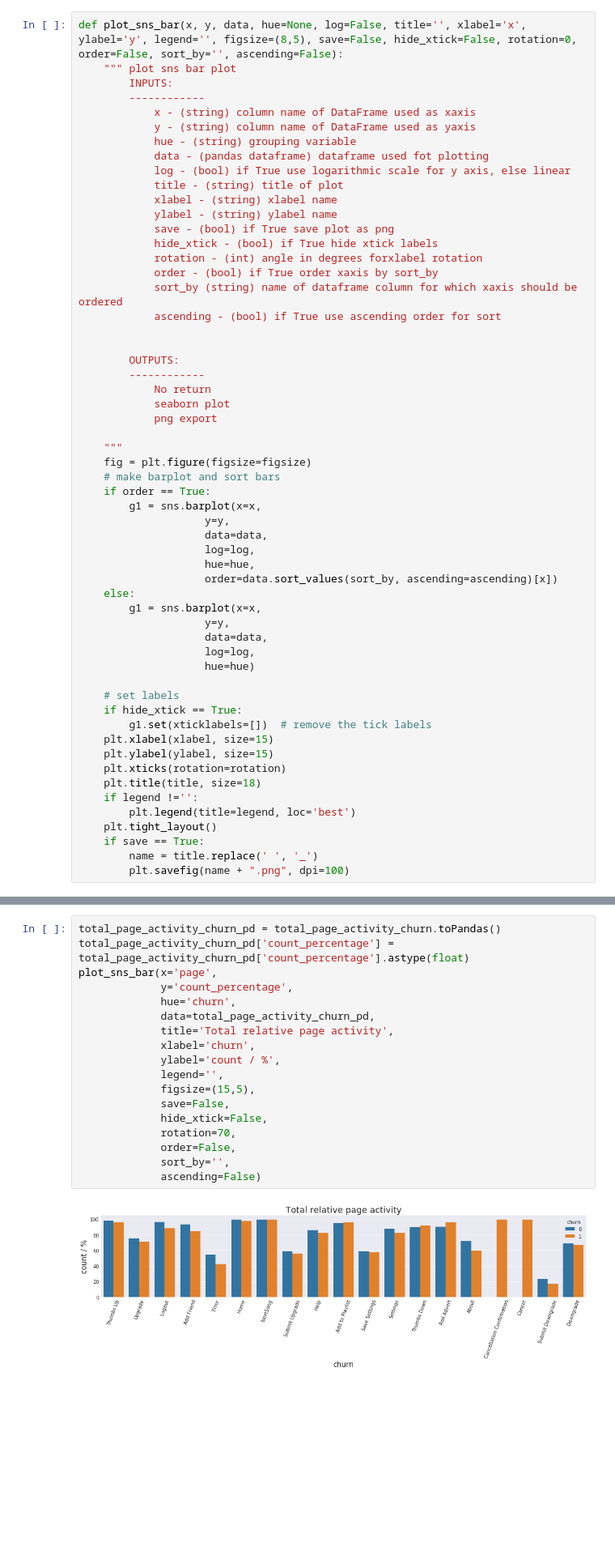
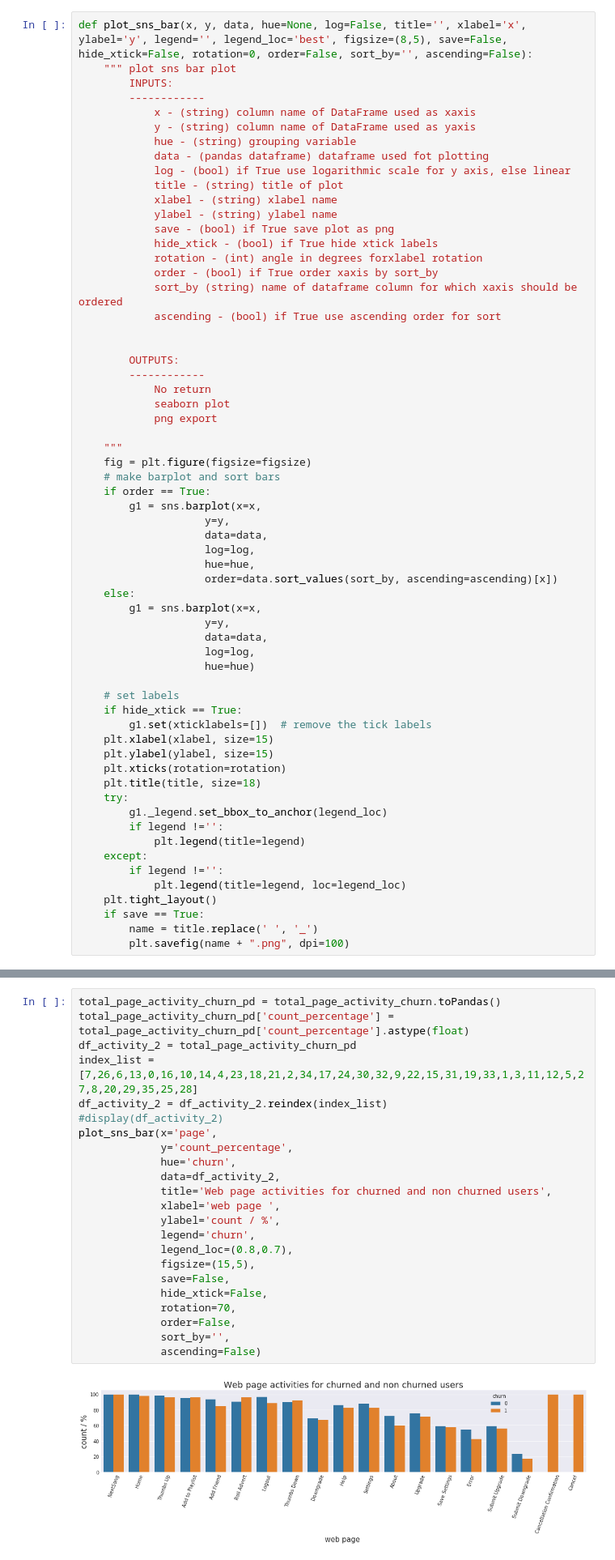
Before and after one commit to ddhartma/Sparkify-Project, a Jupyter notebook: Sparkify.ipynb, the cells around one changed output, grey strips where cells are left out. Shown at 81% size. Cells and saved outputs as stored; diff of their text form; blank space fills up the shorter version.

```diff
--- a/Sparkify.ipynb
+++ b/Sparkify.ipynb
@@ -130,7 +130,7 @@ get_seconds = udf(lambda x: x / 1000.0)
 # Convert epoch time in milliseconds to days
 get_days = udf(lambda x: x / (1000.0 * 3600 * 24))
 # %%
-def plot_sns_bar(x, y, data, hue=None, log=False, title='', xlabel='x', ylabel='y', legend='', figsize=(8,5), save=False, hide_xtick=False, rotation=0, order=False, sort_by='', ascending=False):
+def plot_sns_bar(x, y, data, hue=None, log=False, title='', xlabel='x', ylabel='y', legend='', legend_loc='best', figsize=(8,5), save=False, hide_xtick=False, rotation=0, order=False, sort_by='', ascending=False):
     """ plot sns bar plot
         INPUTS:
         ------------
@@ -180,8 +180,13 @@ def plot_sns_bar(x, y, data, hue=None, log=False, title='', xlabel='x', ylabel='
     plt.ylabel(ylabel, size=15)
     plt.xticks(rotation=rotation)
     plt.title(title, size=18)
-    if legend !='':
-        plt.legend(title=legend, loc='best')
+    try:
+        g1._legend.set_bbox_to_anchor(legend_loc)
+        if legend !='':
+            plt.legend(title=legend)
+    except:
+        if legend !='':
+            plt.legend(title=legend, loc=legend_loc)
     plt.tight_layout()
     if save == True:
         name = title.replace(' ', '_')
@@ -1119,23 +1212,28 @@ only showing top 20 rows
 # %%
 total_page_activity_churn_pd = total_page_activity_churn.toPandas()
 total_page_activity_churn_pd['count_percentage'] = total_page_activity_churn_pd['count_percentage'].astype(float)
+df_activity_2 = total_page_activity_churn_pd
+index_list = [7,26,6,13,0,16,10,14,4,23,18,21,2,34,17,24,30,32,9,22,15,31,19,33,1,3,11,12,5,27,8,20,29,35,25,28]
+df_activity_2 = df_activity_2.reindex(index_list)
+#display(df_activity_2)
 plot_sns_bar(x='page',
              y='count_percentage',
              hue='churn',
-             data=total_page_activity_churn_pd,
-             title='Total relative page activity',
-             xlabel='churn',
+             data=df_activity_2,
+             title='Web page activities for churned and non churned users',
+             xlabel='web page ',
              ylabel='count / %',
-             legend='',
+             legend='churn',
+             legend_loc=(0.8,0.7),
              figsize=(15,5),
              save=False,
              hide_xtick=False,
              rotation=70,
              order=False,
              sort_by='',
              ascending=False)
 # %% [output]
-[figure, old version]
+[figure, new version]
 # %% [markdown]
 #### Result:
 - The trends for some pages are not fully significant from this inspection
```
Also changed, not shown: parts of 31 cells of this notebook.
